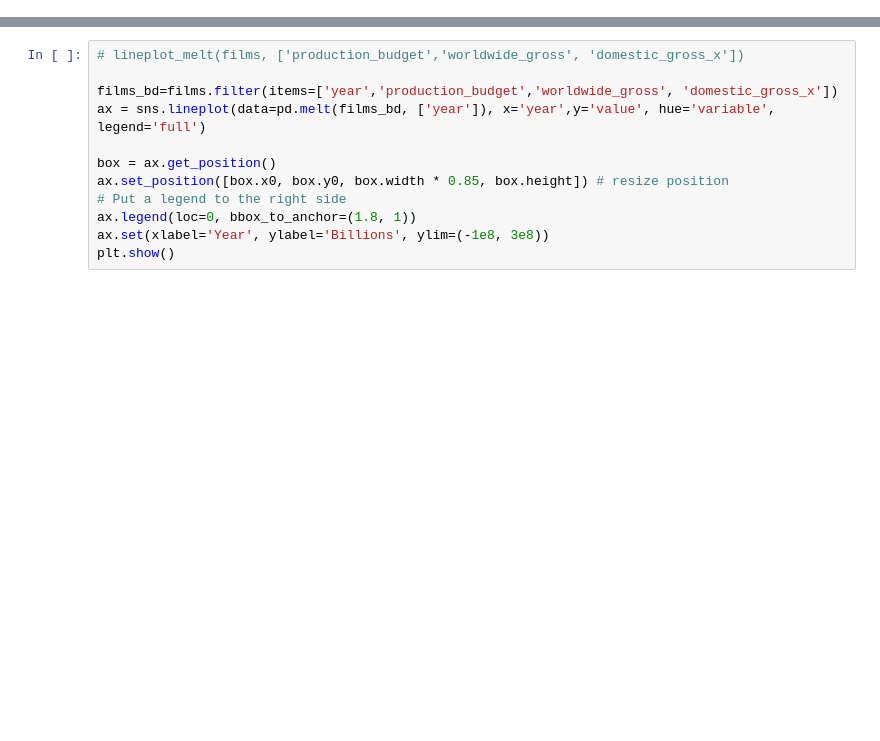
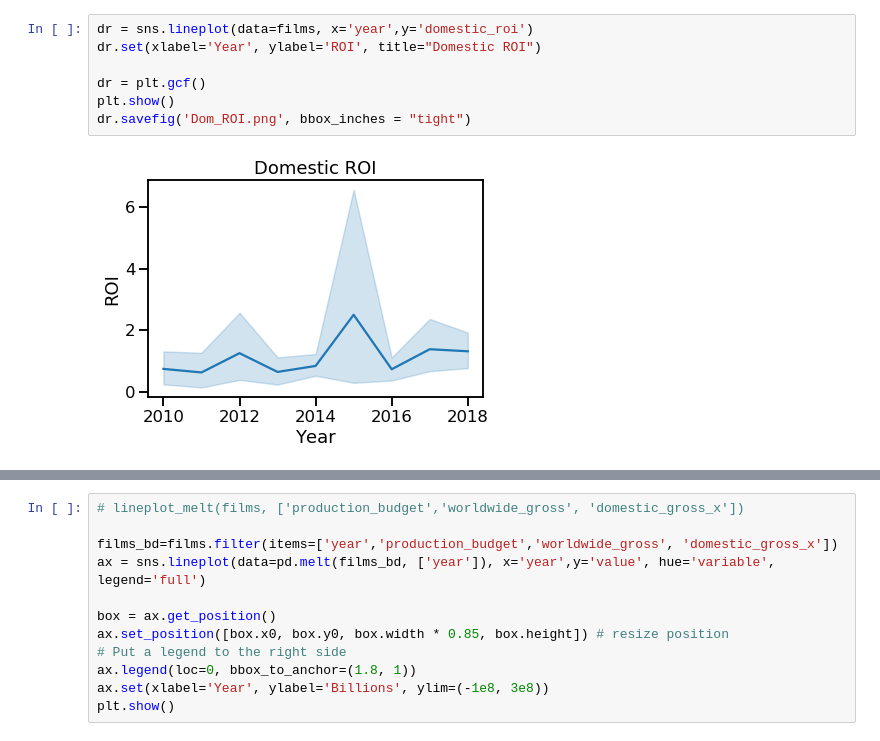
Before and after one commit to gksidhu/Correlates-to-ROI-in-Film, a Jupyter notebook: Analysis.ipynb, the cells around one changed output, grey strips where cells are left out. Drawn from its saved outputs; the diff is of its cells as text; blank space fills up the shorter version.

```diff
--- a/Analysis.ipynb
+++ b/Analysis.ipynb
@@ -50,0 +45,9 @@ sns.lineplot(data=films, x='year',y='domestic_roi')
+# %%
+dr = sns.lineplot(data=films, x='year',y='domestic_roi')
+dr.set(xlabel='Year', ylabel='ROI', title="Domestic ROI")
+
+dr = plt.gcf()
+plt.show()
+dr.savefig('Dom_ROI.png', bbox_inches = "tight")
+# %% [output]
+[figure, added]
```
Also changed, not shown: parts of 31 cells of this notebook.
